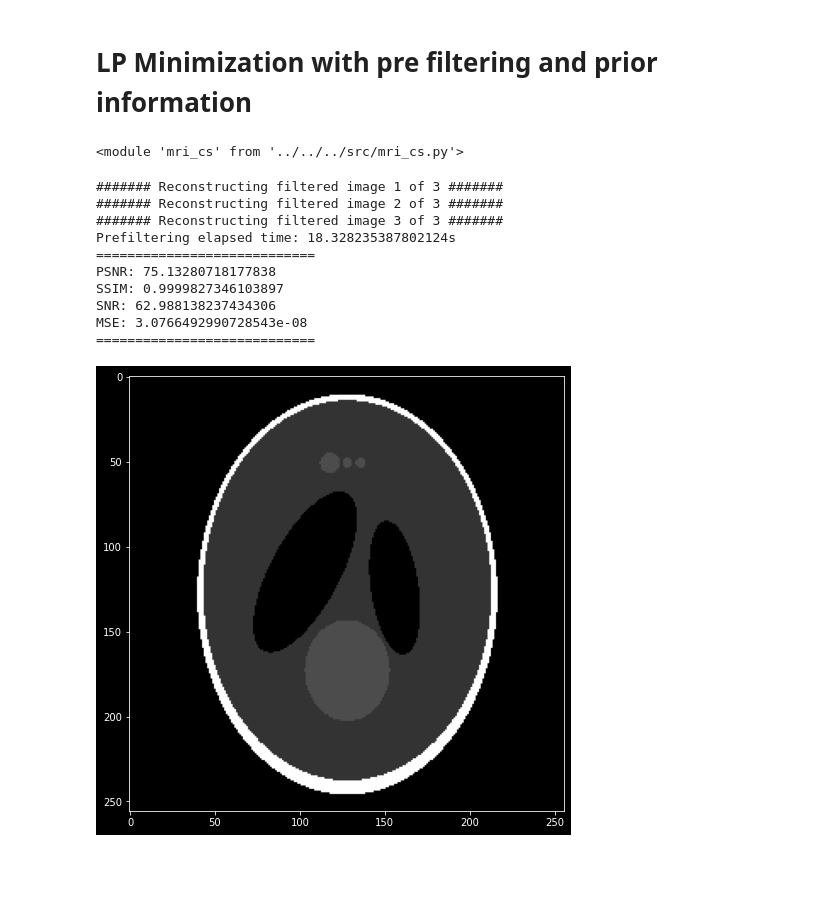
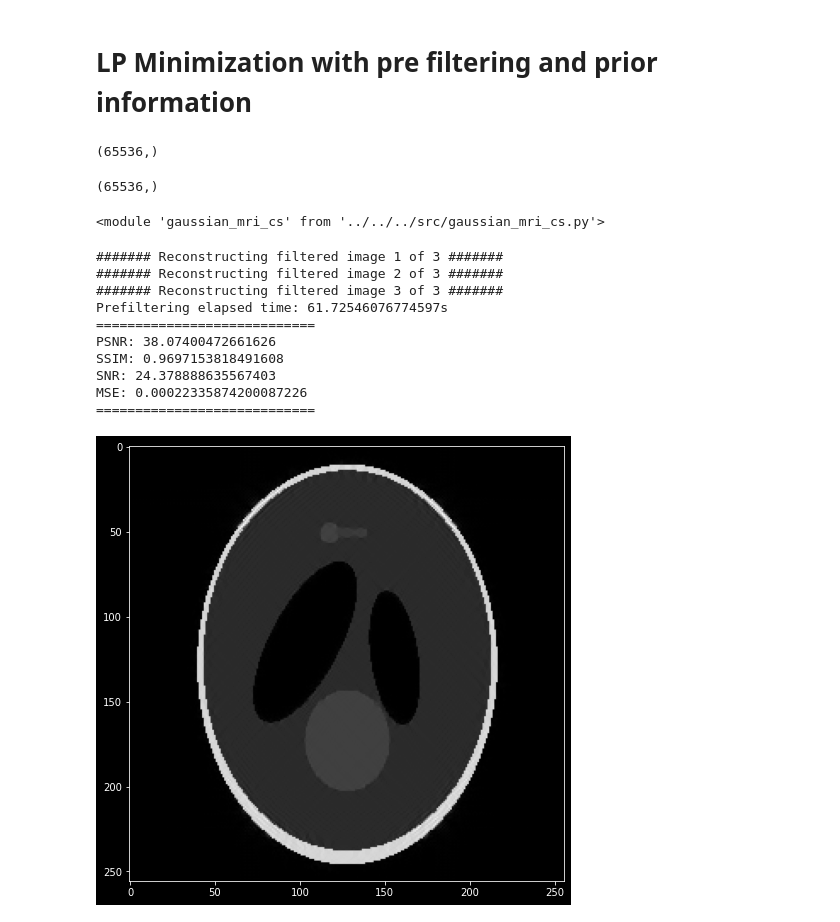
Before and after one commit to gabrielziegler3/CoDePPI, a Jupyter notebook: demos/reconstruction/prior-information/pi-distributions.ipynb, the cells around one changed output. Drawn from its saved outputs; the diff is of its cells as text; code cells hidden in the pictures; blank space fills up the shorter version.

Commit message:
Add notebook with gaussian prior information
Signed-off-by: Gabriel Ziegler <gabrielziegler3@gmail.com>

```diff
--- a/demos/reconstruction/prior-information/pi-denoising.ipynb
+++ b/demos/reconstruction/prior-information/pi-distributions.ipynb
@@ -88,7 +88,7 @@ MSE: 0.0009378310807819102
 # Visualizing prior information leveraged
 # %%
 reload(mri_cs)
-phi = mri_cs.prior_information(np.abs(phantom), pi_prop=10/100, filters=filters)
+phi = mri_cs.prior_information(np.abs(phantom), pi_prop=2/100, filters=filters)
 fig, (ax1, ax2, ax3) = plt.subplots(1, 3)
 _ = ax1.imshow(create_mask(phi[0]))
 _ = ax2.imshow(create_mask(phi[1]))
@@ -144,0 +99,7 @@ _ = ax[3].axis('off')
+# %%
+import gaussian_2d_domain
+cov_matrix = np.array([[10, 0], [0, 10]])
+reload(gaussian_2d_domain)
+
+weights, I, J = gaussian_2d_domain.weights_from_prior(
+    phi, rows, cols, taufactor=1e6, taumin=1, cov_matrix=cov_matrix)
@@ -145,32 +120,40 @@ _ = ax[3].axis('off')
 # %% [markdown]
 # LP Minimization with pre filtering and prior information
+# %%
+weights[..., 1].flatten().shape
+# weights.shape[-1]
+flat_weights[0].shape
+# %% [output]
+(65536,)
+(65536,)
 # %%
-import mri_cs
-reload(mri_cs)
+import gaussian_mri_cs
+reload(gaussian_mri_cs)
 
 rows, cols = phantom.shape
 tol_cg = 1e-3
 maxiter_cg = 2 * b.size
 maxiterperstage = 30
 tau = 1e-1
 
-pi_recon = mri_cs.prefiltering(samples_rows, b, rows, cols, h=filters,
-                               p=1, tol_cg=tol_cg, maxiter_cg=maxiter_cg,
-                               number_jobs=1, maxiterperstage=maxiterperstage,
-                               phi=phi, tau=tau, verbose=False)
+
+pi_recon = gaussian_mri_cs.prefiltering(samples_rows, b, rows, cols, h=filters,
+                                        p=1, tol_cg=tol_cg, maxiter_cg=maxiter_cg,
+                                        maxiterperstage=maxiterperstage,
+                                        phi=phi, gaussian_weights=weights, verbose=False)
 
 _ = plt.imshow(np.abs(pi_recon))
 _ = calculate_metrics(np.abs(phantom), np.abs(pi_recon))
 # %% [output]
-<module 'mri_cs' from '../../../src/mri_cs.py'>
+<module 'gaussian_mri_cs' from '../../../src/gaussian_mri_cs.py'>
 ####### Reconstructing filtered image 1 of 3 #######
 ####### Reconstructing filtered image 2 of 3 #######
 ####### Reconstructing filtered image 3 of 3 #######
-Prefiltering elapsed time: 18.328235387802124s
+Prefiltering elapsed time: 61.72546076774597s
 ============================
-PSNR: 75.13280718177838
-SSIM: 0.9999827346103897
-SNR: 62.988138237434306
-MSE: 3.0766492990728543e-08
+PSNR: 38.07400472661626
+SSIM: 0.9697153818491608
+SNR: 24.378888635567403
+MSE: 0.00022335874200087226
 ============================
-[figure, old version]
+[figure, new version]
```
Also changed, not shown: parts of 8 cells of this notebook, 1 other file.
